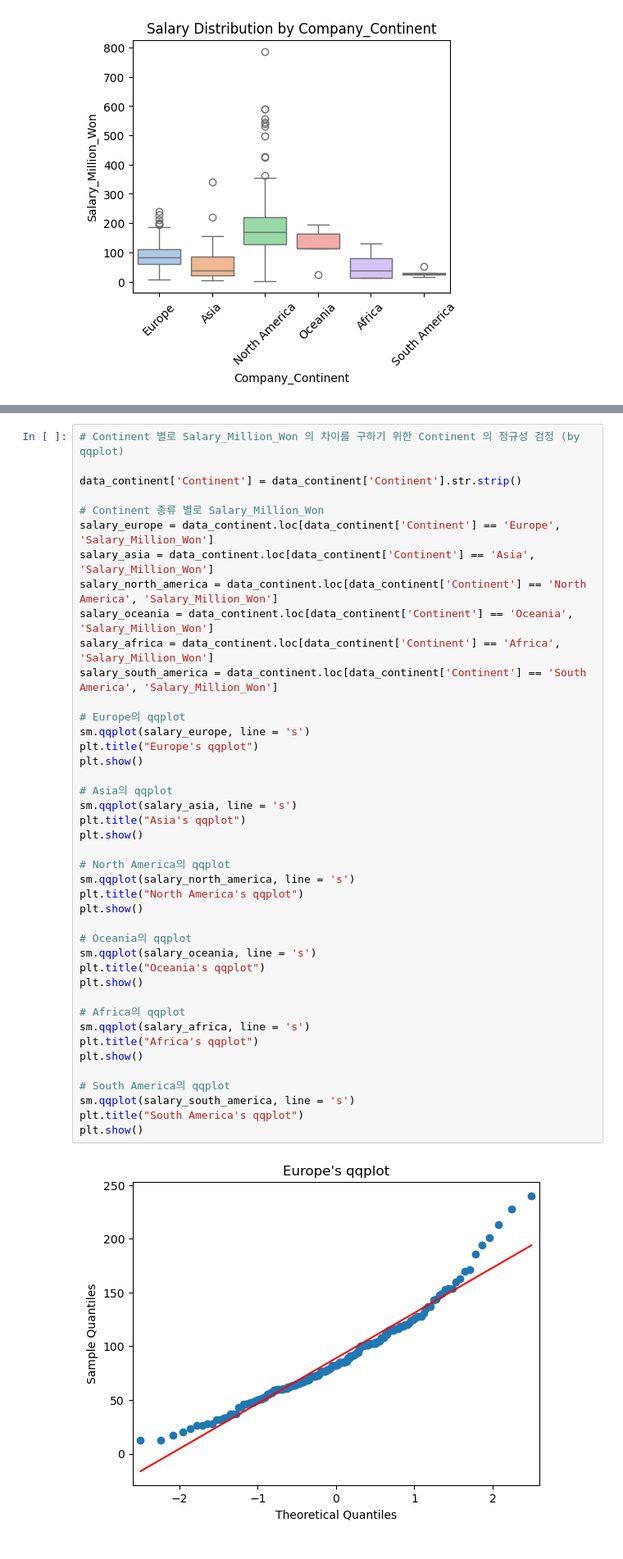
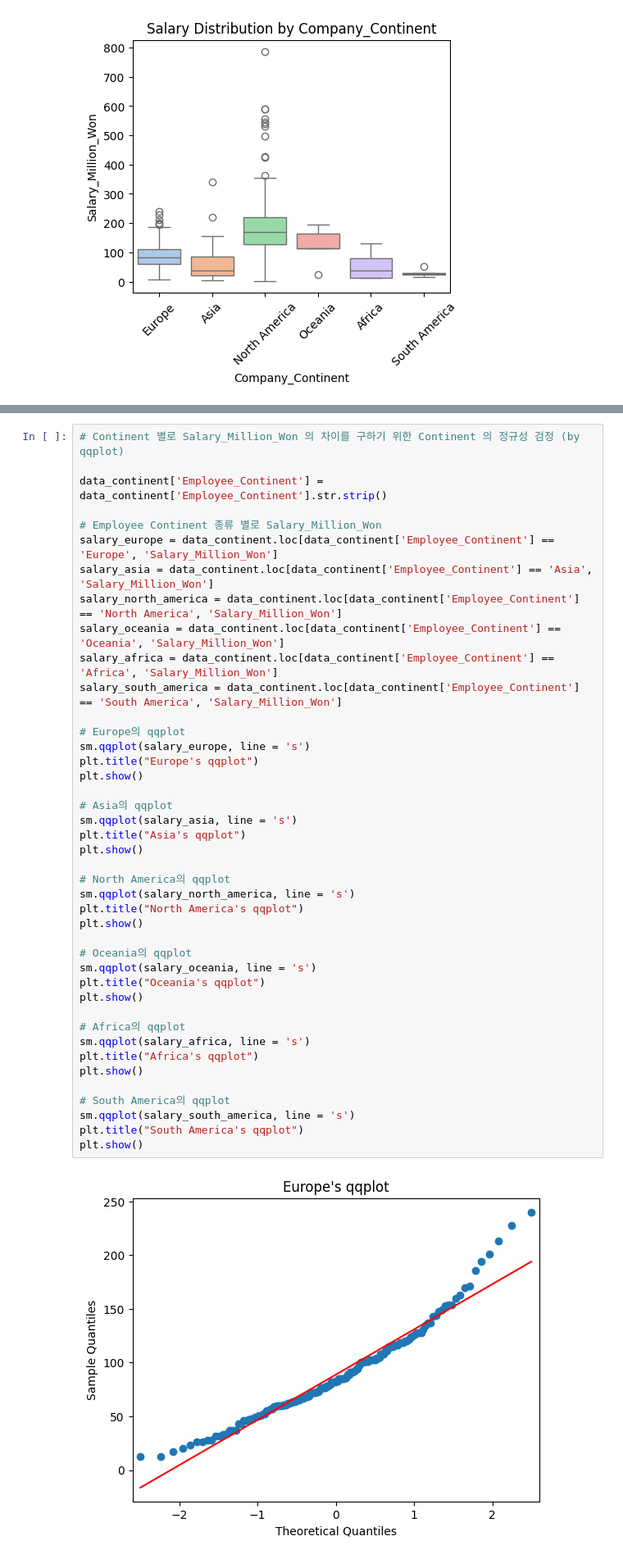
Before and after one commit to Hwaple02/SDA_HW5_1, a Jupyter notebook: mini_project_Hypothesis_testing(60231211).ipynb, the cells around one changed output, grey strips where cells are left out. Shown at 82% size. Saved outputs shown, nothing was run; the diff lists cells and outputs as text.

```diff
--- a/mini_project_Hypothesis_testing(60231211).ipynb
+++ b/mini_project_Hypothesis_testing(60231211).ipynb
@@ -420,44 +404,44 @@ Continent 별로 Salary_Million_Won 의 차이를 구하기 위한 Continent 의
 # %%
 # Continent 별로 Salary_Million_Won 의 차이를 구하기 위한 Continent 의 정규성 검정 (by qqplot)
 
-data_continent['Continent'] = data_continent['Continent'].str.strip()
+data_continent['Employee_Continent'] = data_continent['Employee_Continent'].str.strip()
 
-# Continent 종류 별로 Salary_Million_Won
-salary_europe = data_continent.loc[data_continent['Continent'] == 'Europe', 'Salary_Million_Won']
-salary_asia = data_continent.loc[data_continent['Continent'] == 'Asia', 'Salary_Million_Won']
-salary_north_america = data_continent.loc[data_continent['Continent'] == 'North America', 'Salary_Million_Won']
-salary_oceania = data_continent.loc[data_continent['Continent'] == 'Oceania', 'Salary_Million_Won']
-salary_africa = data_continent.loc[data_continent['Continent'] == 'Africa', 'Salary_Million_Won']
-salary_south_america = data_continent.loc[data_continent['Continent'] == 'South America', 'Salary_Million_Won']
+# Employee Continent 종류 별로 Salary_Million_Won
+salary_europe = data_continent.loc[data_continent['Employee_Continent'] == 'Europe', 'Salary_Million_Won']
+salary_asia = data_continent.loc[data_continent['Employee_Continent'] == 'Asia', 'Salary_Million_Won']
+salary_north_america = data_continent.loc[data_continent['Employee_Continent'] == 'North America', 'Salary_Million_Won']
+salary_oceania = data_continent.loc[data_continent['Employee_Continent'] == 'Oceania', 'Salary_Million_Won']
+salary_africa = data_continent.loc[data_continent['Employee_Continent'] == 'Africa', 'Salary_Million_Won']
+salary_south_america = data_continent.loc[data_continent['Employee_Continent'] == 'South America', 'Salary_Million_Won']
 
 # Europe의 qqplot
 sm.qqplot(salary_europe, line = 's')
 plt.title("Europe's qqplot")
 plt.show()
 
 # Asia의 qqplot
 sm.qqplot(salary_asia, line = 's')
 plt.title("Asia's qqplot")
 plt.show()
 
 # North America의 qqplot
 sm.qqplot(salary_north_america, line = 's')
 plt.title("North America's qqplot")
 plt.show()
 
 # Oceania의 qqplot
 sm.qqplot(salary_oceania, line = 's')
 plt.title("Oceania's qqplot")
 plt.show()
 
 # Africa의 qqplot
 sm.qqplot(salary_africa, line = 's')
 plt.title("Africa's qqplot")
 plt.show()
 
 # South America의 qqplot
 sm.qqplot(salary_south_america, line = 's')
 plt.title("South America's qqplot")
 plt.show()
 # %% [output]
-[figure, old version]
+[figure, new version]
```
Also changed, not shown: parts of 5 cells of this notebook, 3 other files.
